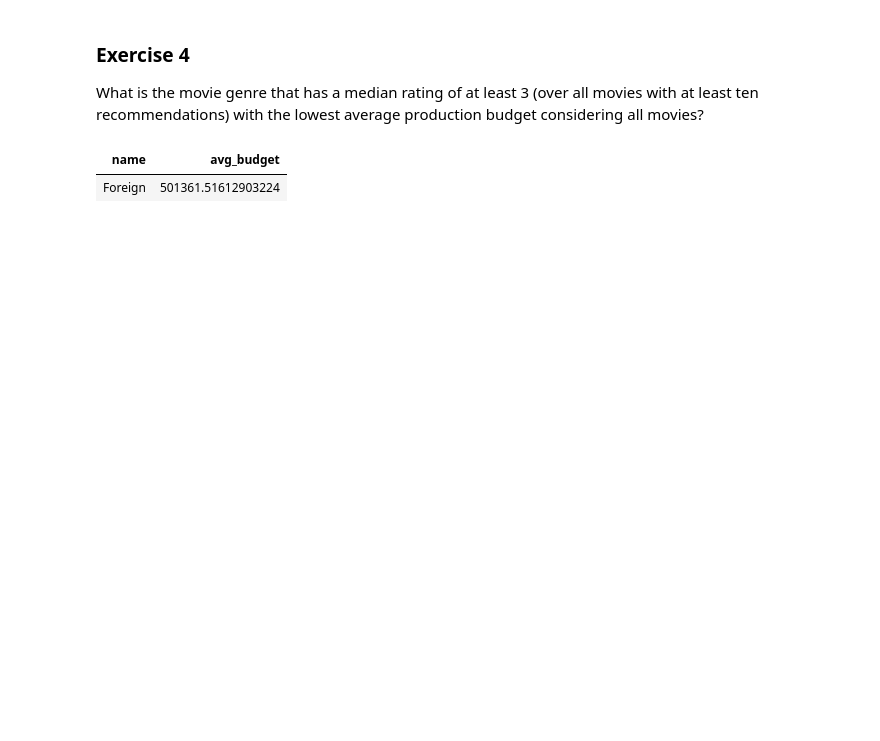
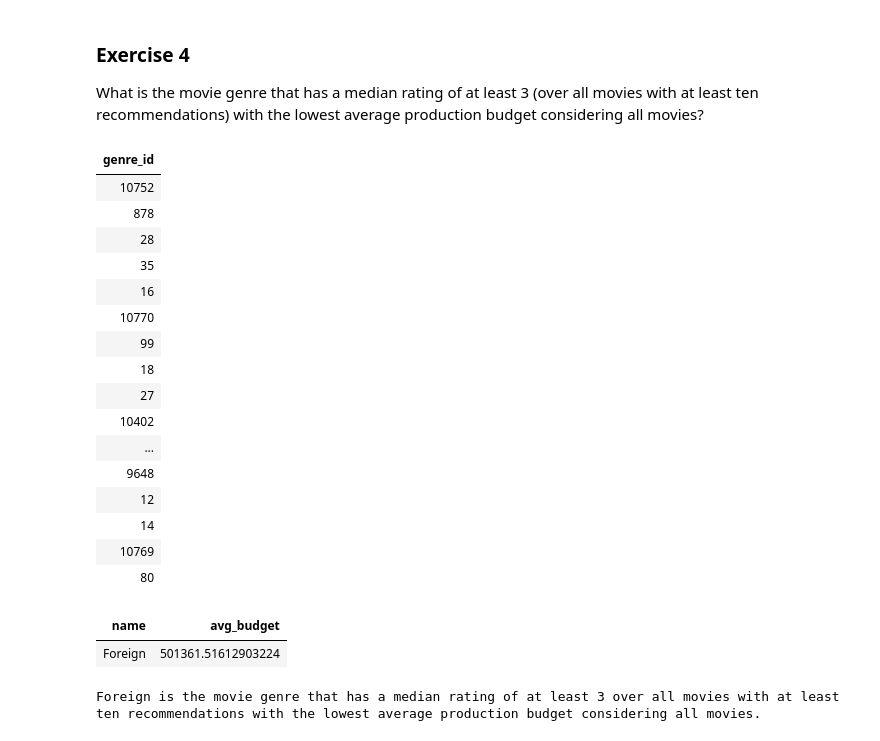
Before and after one commit to timo282/Big_Data_Storage-Movie_Ratings, a Jupyter notebook: Exam_Big_Data_Storage_Notebook.ipynb, the cells around one changed output. Cells and saved outputs as stored; diff of their text form; code cells hidden in the pictures; blank space fills up the shorter version.

```diff
--- a/Exam_Big_Data_Storage_Notebook.ipynb
+++ b/Exam_Big_Data_Storage_Notebook.ipynb
@@ -391,12 +473,38 @@ df_movies.where(year(df_movies.release_date) < 2015).select(df_movies.title, df_
 What is the movie genre that has a median rating of at least 3 (over all movies with at least ten recommendations) with the lowest average production budget considering all movies?
 # %%
 from pyspark.sql.functions import expr, col, avg, broadcast
+# create broadcast variable (see above)
 broadcastGenres = broadcast(df_genres)
-movies = df_recommendations.groupBy("movie_id").count().where(col("count")>=10).select("movie_id").rdd.map(lambda x: x[0]).collect()
+
+# returns the movies with more than 10 recommendations
+movies = df_recommendations.groupBy("movie_id").count() \
+                           .where(col("count")>=10) \
+                           .select("movie_id").rdd.map(lambda x: x[0]).collect()
 # %%
-genres_atleast_3 = df_movie_genres.filter(df_movie_genres.movie_id.isin(movies))\
-                                   .join(df_recommendations, df_recommendations.movie_id == df_movie_genres.movie_id)\
-                                   .groupBy(df_movie_genres.genre_id)\
-                                   .agg(expr('percentile_approx(vote, array(0.5))')[0].alias('median_vote'))\
-                                   .where(col("median_vote") >=3).select(df_movie_genres.genre_id)
+# returns the movies with a median rating of at least 3 and more than 10 recommendations
+genres_atleast_3 = (df_movie_genres.filter(df_movie_genres.movie_id.isin(movies))
+                                   .join(df_recommendations, df_recommendations.movie_id == df_movie_genres.movie_id)
+                                   .groupBy(df_movie_genres.genre_id)
+                                   .agg(expr('percentile_approx(vote, array(0.5))')[0].alias('median_vote'))  # calculates the median rating
+                                   .where(col("median_vote") >=3).select(df_movie_genres.genre_id))
+
+genres_atleast_3.display()
+# %% [output]
+| genre_id |
+| 10752 |
+| 878 |
+| 28 |
+| 35 |
+| 16 |
+| 10770 |
+| 99 |
+| 18 |
+| 27 |
+| 10402 |
+| ... |
+| 9648 |
+| 12 |
+| 14 |
+| 10769 |
+| 80 |
 # %%
@@ -410,3 +521,7 @@ df_movie_genres.join(df_movies, df_movies.id == df_movie_genres.movie_id)\
 # %% [output]
 | name | avg_budget |
 | Foreign | 501361.51612903224 |
+# %%
+print(f"{df_solution_4.collect()[0]['name']} is the movie genre that has a median rating of at least 3 over all movies with at least ten recommendations with the lowest average production budget considering all movies. ")
+# %% [output]
+Foreign is the movie genre that has a median rating of at least 3 over all movies with at least ten recommendations with the lowest average production budget considering all movies.
```
Also changed, not shown: parts of 17 cells of this notebook.
